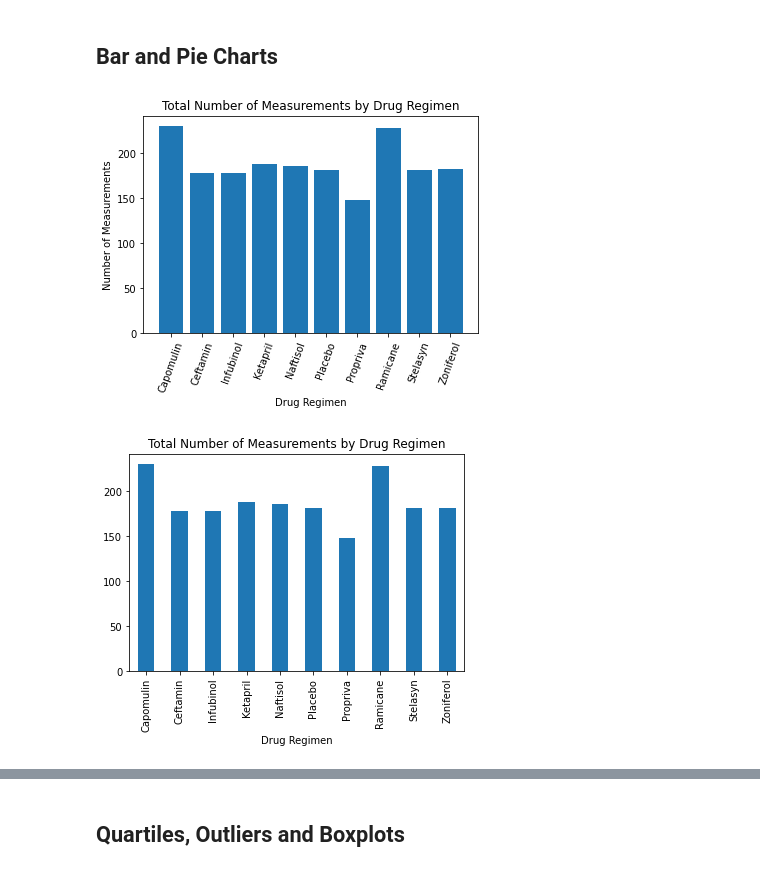
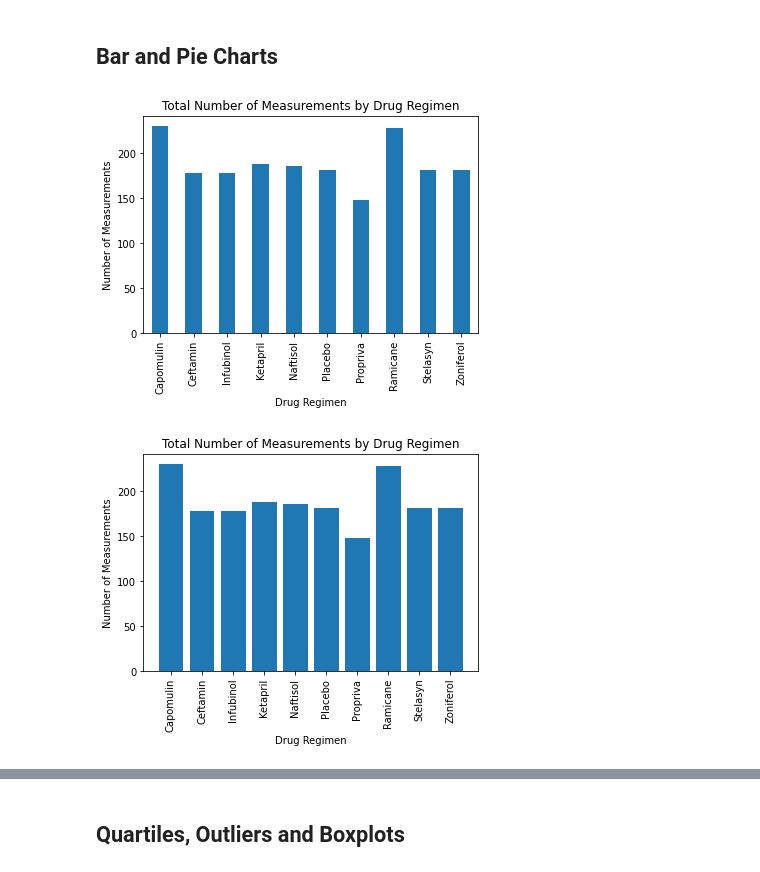
Before and after one commit to drbernal47/pymaceuticals-assignment, a Jupyter notebook: pymaceuticals_starter.ipynb, the cells around one changed output, grey strips where cells are left out. Drawn from its saved outputs; the diff is of its cells as text; code cells hidden in the pictures.

```diff
--- a/pymaceuticals_starter.ipynb
+++ b/pymaceuticals_starter.ipynb
@@ -138,17 +138,19 @@ regimen_st2
 ## Bar and Pie Charts
 # %%
 # Generate a bar plot showing the total number of measurements taken on each drug regimen using pandas.
-regimen_bars = measurements.plot(kind="bar")
+measurements = regimen_data["Tumor Volume (mm3)"].count()
+
+bars = measurements.plot(kind="bar",title="Total Number of Measurements by Drug Regimen",
+                                 ylabel="Number of Measurements")
 # %% [output]
-[figure, old version]
+[figure, new version]
 # %%
 # Generate a bar plot showing the total number of measurements taken on each drug regimen using pyplot.
-measurements = regimen_data["Tumor Volume (mm3)"].count()
 plt.bar(measurements.index, measurements)
 plt.title("Total Number of Measurements by Drug Regimen")
 plt.xlabel("Drug Regimen")
 plt.ylabel("Number of Measurements")
-plt.xticks(rotation=70)
+plt.xticks(rotation=90)
 plt.show()
 # %% [output]
-[figure, old version]
+[figure, new version]
```
Also changed, not shown: parts of 3 cells of this notebook.
